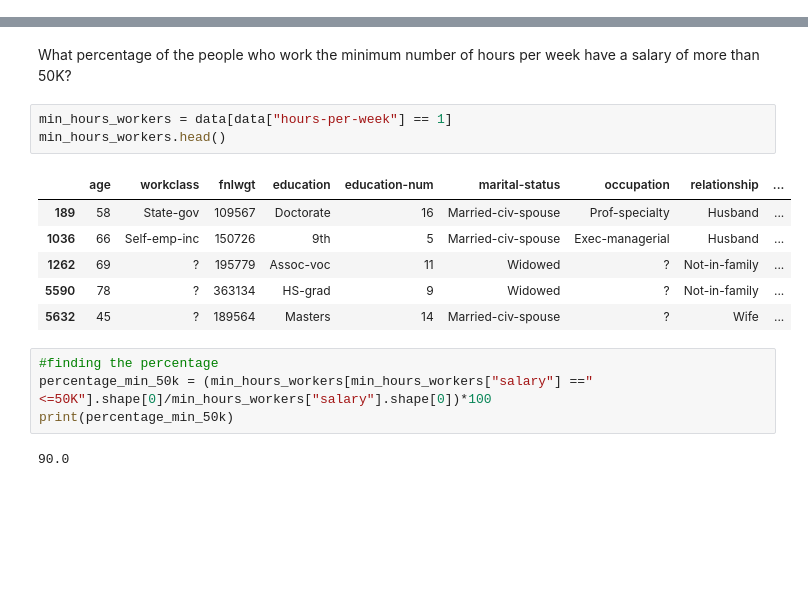
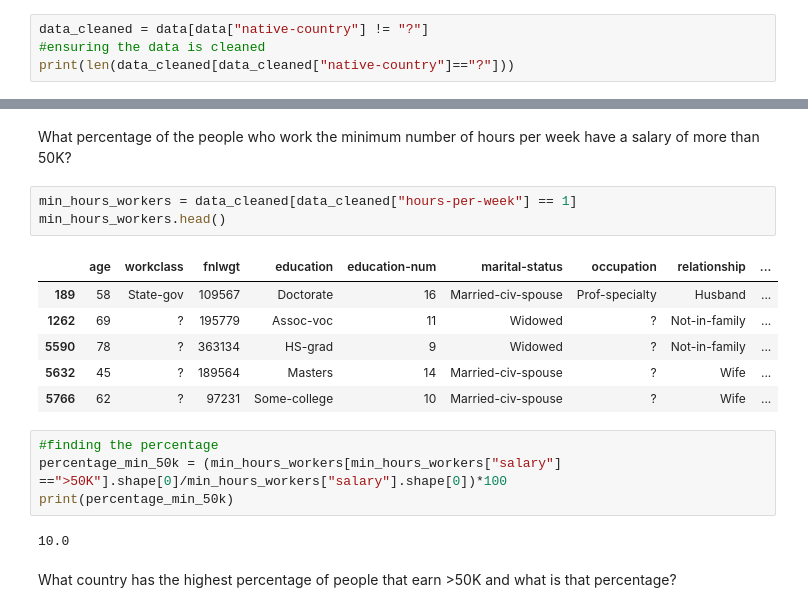
Before and after one commit to sicxbit/Demographic-Data-Analyzer, a Jupyter notebook: note.ipynb, the cells around one changed output, grey strips where cells are left out. Saved outputs shown, nothing was run; the diff lists cells and outputs as text; blank space fills up the shorter version.

```diff
--- a/note.ipynb
+++ b/note.ipynb
@@ -41,0 +75,4 @@ data.head()
+# %%
+data_cleaned = data[data["native-country"] != "?"]
+#ensuring the data is cleaned
+print(len(data_cleaned[data_cleaned["native-country"]=="?"]))
@@ -141,18 +181,20 @@ print(min_hours_per_week)
 # %% [markdown]
 What percentage of the people who work the minimum number of hours per week have a salary of more than 50K?
 # %%
-min_hours_workers = data[data["hours-per-week"] == 1]
+min_hours_workers = data_cleaned[data_cleaned["hours-per-week"] == 1]
 min_hours_workers.head()
 # %% [output]
 |  | age | workclass | fnlwgt | education | education-num | marital-status | occupation | relationship | ... |
 | 189 | 58 | State-gov | 109567 | Doctorate | 16 | Married-civ-spouse | Prof-specialty | Husband | ... |
-| 1036 | 66 | Self-emp-inc | 150726 | 9th | 5 | Married-civ-spouse | Exec-managerial | Husband | ... |
 | 1262 | 69 | ? | 195779 | Assoc-voc | 11 | Widowed | ? | Not-in-family | ... |
 | 5590 | 78 | ? | 363134 | HS-grad | 9 | Widowed | ? | Not-in-family | ... |
 | 5632 | 45 | ? | 189564 | Masters | 14 | Married-civ-spouse | ? | Wife | ... |
+| 5766 | 62 | ? | 97231 | Some-college | 10 | Married-civ-spouse | ? | Wife | ... |
 # %%
 #finding the percentage
-percentage_min_50k = (min_hours_workers[min_hours_workers["salary"] =="<=50K"].shape[0]/min_hours_workers["salary"].shape[0])*100
+percentage_min_50k = (min_hours_workers[min_hours_workers["salary"] ==">50K"].shape[0]/min_hours_workers["salary"].shape[0])*100
 print(percentage_min_50k)
 # %% [output]
-90.0
+10.0
+# %% [markdown]
+What country has the highest percentage of people that earn >50K and what is that percentage?
```
Also changed, not shown: parts of 22 cells of this notebook.
